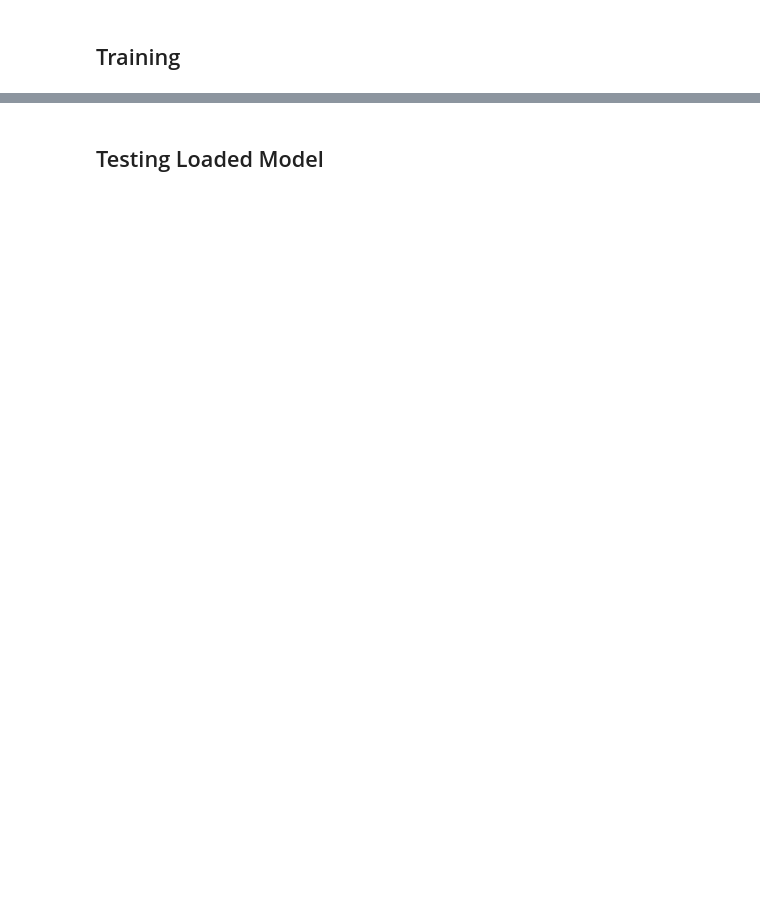
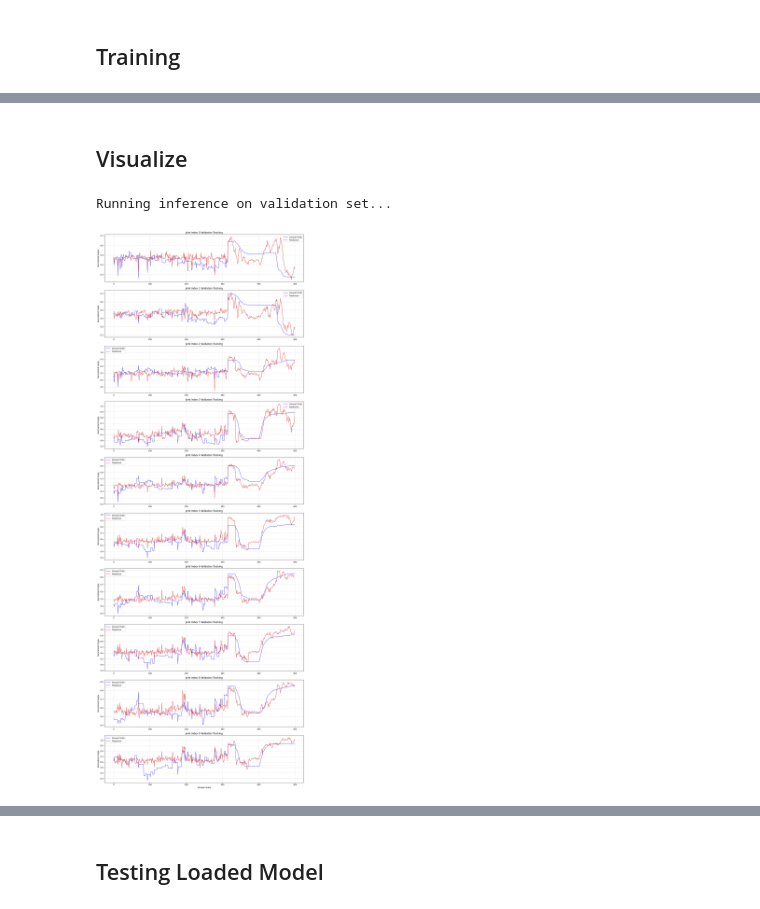
Before and after one commit to aa08453/EMG-Based-Hand-Position-Tracking-on-FPGA, a Jupyter notebook: roformer.ipynb, the cells around one changed output, grey strips where cells are left out. Cells and saved outputs as stored; diff of their text form; code cells hidden in the pictures; blank space fills up the shorter version.

```diff
--- a/roformer.ipynb
+++ b/roformer.ipynb
@@ -100,18 +143,23 @@ def process_dataset_for_oneSubject(subject, window_size=400, stride=50, mu=255):
     restimulus = np.vstack(restim_all).astype(np.int32).squeeze()
 
     # --- EMG: Apply Butterworth filters ---
+    # channels = [0,2,4,5,8,9,10,11]
+    # emg = emg[:,channels]
     emg = bandpass_butterworth(emg)
+    # emg = apply_comb_filter(emg)
+    emg = abs(emg)
 
     # --- EMG: μ-law normalization ---
     emg = emg / (np.max(np.abs(emg), axis=0, keepdims=True) + 1e-8)
     emg = mu_law_normalize(emg, mu=mu)
+
 
     # --- Glove: Min-Max normalization [0,1] ---
     glove_min = np.min(glove, axis=0, keepdims=True)
     glove_max = np.max(glove, axis=0, keepdims=True)
     glove = (glove - glove_min) / (glove_max - glove_min + 1e-8)
 
-    # 🔧 Keep only first 10 glove joints
+    # 🔧 Keep only 10 glove joints
     cols = [1, 2, 4, 5, 7, 8, 11, 12, 15, 16]
     glove = glove[:, cols]
     glove_min = glove_min[:, cols]
@@ -142,7 +190,7 @@ def process_dataset_for_oneSubject(subject, window_size=400, stride=50, mu=255):
 # %%
 base_path = '/kaggle/input/ninapro-db2'
 subjects = sorted([folder for folder in os.listdir(base_path)])
-for i, subject in enumerate(subjects[:2]):  # first 10 for testing
+for i, subject in enumerate(subjects[:3]):  # first 10 for testing
     process_dataset_for_oneSubject(subject)
 
 # ----------------------------------------------------------
@@ -271,7 +397,7 @@ class Config:
     d_model = 128
     d_ff = 256
     dropout = 0.1
-    patience = 4
+    patience = 6
 
 cfg = Config()
 os.makedirs(cfg.save_dir, exist_ok=True)
@@ -589,0 +985,69 @@ for epoch in range(cfg.epochs+30):
+# %% [markdown]
+## Visualize
+# %%
+def visualize_validation(model, loader, device, num_samples=400, joint_indices=[0, 1, 2]):
+    """
+    Plots predictions vs ground truth for a subset of the validation data.
+
+    :param num_samples: How many time steps to plot (e.g., 400 = 20 seconds at stride 50)
+    :param joint_indices: List of joint indices to plot (e.g., [0,1,2] for Thumb/Index)
+    """
+    model.eval()
+    all_preds = []
+    all_targets = []
+
+    print("Running inference on validation set...")
+
+    with torch.no_grad():
+        # Iterate through the loader
+        # Note: We unpack 3 items because we updated the Dataset class earlier
+        for batch_sEMG, batch_angles, _ in loader:
+            batch_sEMG = batch_sEMG.to(device)
+            batch_angles = batch_angles.to(device)
+
+            # Forward Pass
+            outputs = model(batch_sEMG)
+
+            # Save to list
+            all_preds.append(outputs.cpu().numpy())
+            all_targets.append(batch_angles.cpu().numpy())
+
+            # Stop early if we have enough data for the plot
+            current_count = sum(len(x) for x in all_preds)
+            if current_count >= num_samples:
+                break
+
+    # Concatenate and slice to exact number of samples
+    preds = np.concatenate(all_preds, axis=0)[:num_samples]
+    targets = np.concatenate(all_targets, axis=0)[:num_samples]
+
+    # --- PLOTTING ---
+    num_plots = 10 #len(joint_indices)
+    plt.figure(figsize=(15, 4 * num_plots))
+
+    # for i, joint_idx in enumerate(joint_indices):
+    for i in range (10):
+        plt.subplot(num_plots, 1, i + 1)
+
+        # Plot Ground Truth (Black)
+        plt.plot(targets[:, i], label='Ground Truth', color='blue', alpha=0.7, linewidth=1.5)
+
+        # Plot Prediction (Red)
+        plt.plot(preds[:, i], label='Prediction', color='#d62728', alpha=0.8, linewidth=1.5)
+
+        plt.title(f"Joint Index {i} Validation Tracking")
+        plt.ylabel("Normalized Angle")
+        plt.legend()
+        plt.grid(True, linestyle='--', alpha=0.5)
+
+    plt.xlabel("Sample Index")
+    plt.tight_layout()
+    plt.savefig("Comparison.png", dpi = 600)
+    plt.show()
+
+# --- RUN IT ---
+# Plot the first 3 joints (Thumb Rotate, Thumb Flex, Index Flex) for 500 samples
+visualize_validation(model, test_loader, device, num_samples=500, joint_indices=[0, 1, 2])
+# %% [output]
+Running inference on validation set...
+[figure, added]
```
Also changed, not shown: parts of 37 cells of this notebook.
